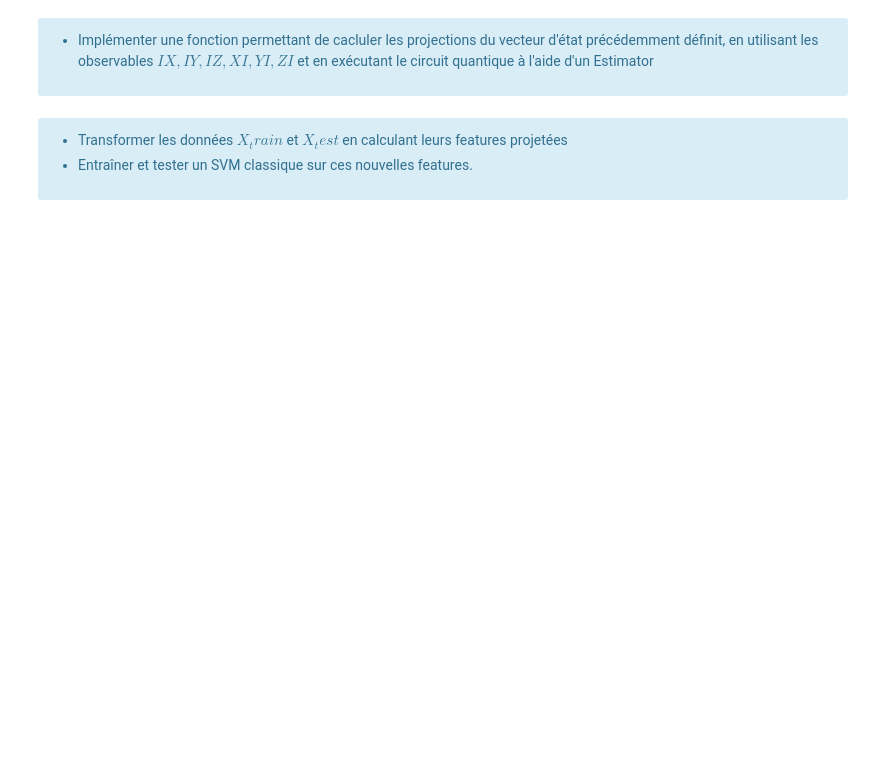
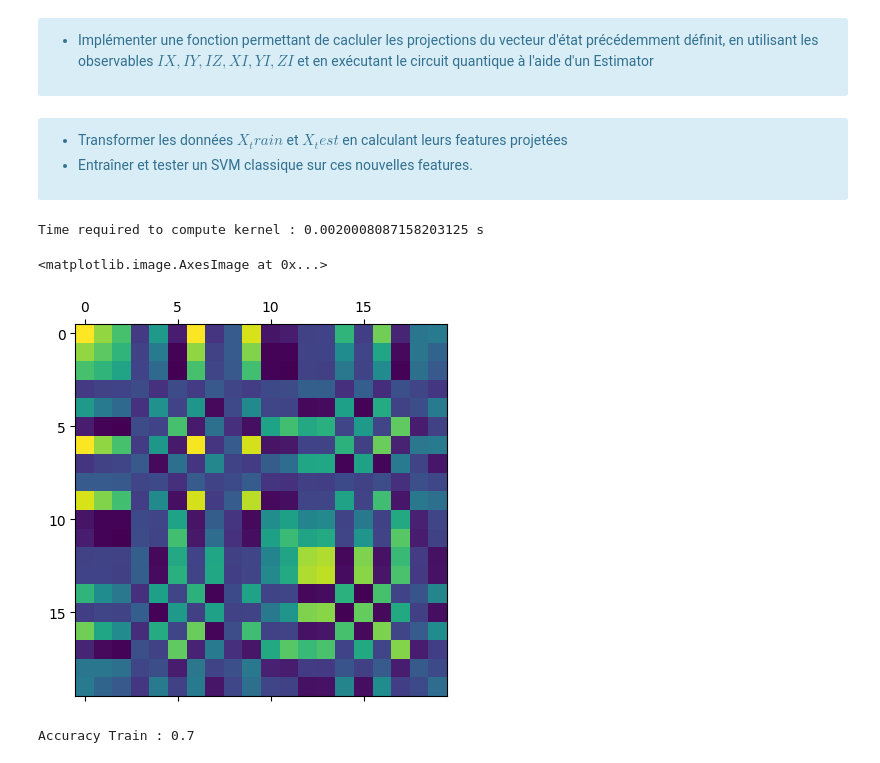
Before and after one commit to hugopgs/Application_Informatique_Quantique, a Jupyter notebook: Seance_2/2.2.Projected_Quantum_Features.ipynb, the cells around one changed output. Drawn from its saved outputs; the diff is of its cells as text; code cells hidden in the pictures; blank space fills up the shorter version.

```diff
--- a/Seance_2/2.2.Projected_Quantum_Features.ipynb
+++ b/Seance_2/2.2.Projected_Quantum_Features.ipynb
@@ -128,3 +129,18 @@ Toutefois, pour éviter l'exécution de cacluls trop couteux, on choisit de proj
     <li>Visualiser son bon fonctionnement en dessinant le circuit en utilisant le premier point de données de X_train
 </ul>
 </div>
+# %%
+
+def circ(x):
+    qc=QuantumCircuit(2)
+    qc.h([0,1])
+    qc.rz(np.pi*x[0],0)
+    qc.rz(np.pi*x[1],1)
+    qc.cx(0,1)
+    qc.rz(-np.pi*x[0],0)
+    qc.rz(-np.pi*x[1],1)
+    return(qc)
+
+
+qc=circ(X_train[0])
+print(qc.draw())
@@ -135,6 +157,18 @@ Toutefois, pour éviter l'exécution de cacluls trop couteux, on choisit de proj
     <li>Implémenter une fonction permettant de cacluler les projections du vecteur d'état précédemment définit, en utilisant les observables $IX,IY,IZ,XI,YI,ZI$ et en exécutant le circuit quantique à l'aide d'un Estimator
 </ul>
 </div>
+# %%
+Observables=['IX','IY','IZ','XI','YI','ZI']
+pass_manager = generate_preset_pass_manager(1, AerSimulator())
+def get_expectation_value(X):
+    X_redi=[]
+    for x in X:
+        isa_qc=pass_manager.run(circ(x))
+        estimator=Estimator()
+        job=estimator.run([(isa_qc, Observables[i]) for i in range(len(Observables))])
+        result=job.result()
+        X_redi.append([result[i].data.evs.item() for i in range(len(Observables))])
+    return(X_redi)
 # %% [markdown]
 <div class="alert alert-block alert-info">
 <ul>
@@ -142,3 +176,20 @@ Toutefois, pour éviter l'exécution de cacluls trop couteux, on choisit de proj
     <li>Entraîner et tester un SVM classique sur ces nouvelles features.
 </ul>
 </div>
+# %%
+X_train_projected = get_expectation_value(X_train)
+
+X_test_projected = get_expectation_value(X_test)
+# %%
+quantum_kernel = compute_kernel(X_train_projected ,X_train_projected, scalar_product)
+plt.matshow(quantum_kernel)
+# %% [output]
+Time required to compute kernel : 0.0020008087158203125 s
+<matplotlib.image.AxesImage at 0x...>
+[figure, added]
+# %%
+quantum_svm=SVC(kernel="precomputed")
+quantum_svm.fit(quantum_kernel,y_train)
+print("Accuracy Train : {}".format(quantum_svm.score(quantum_kernel,y_train)))
+# %% [output]
+Accuracy Train : 0.7
```
Also changed, not shown: parts of 5 cells of this notebook, 3 other files.
